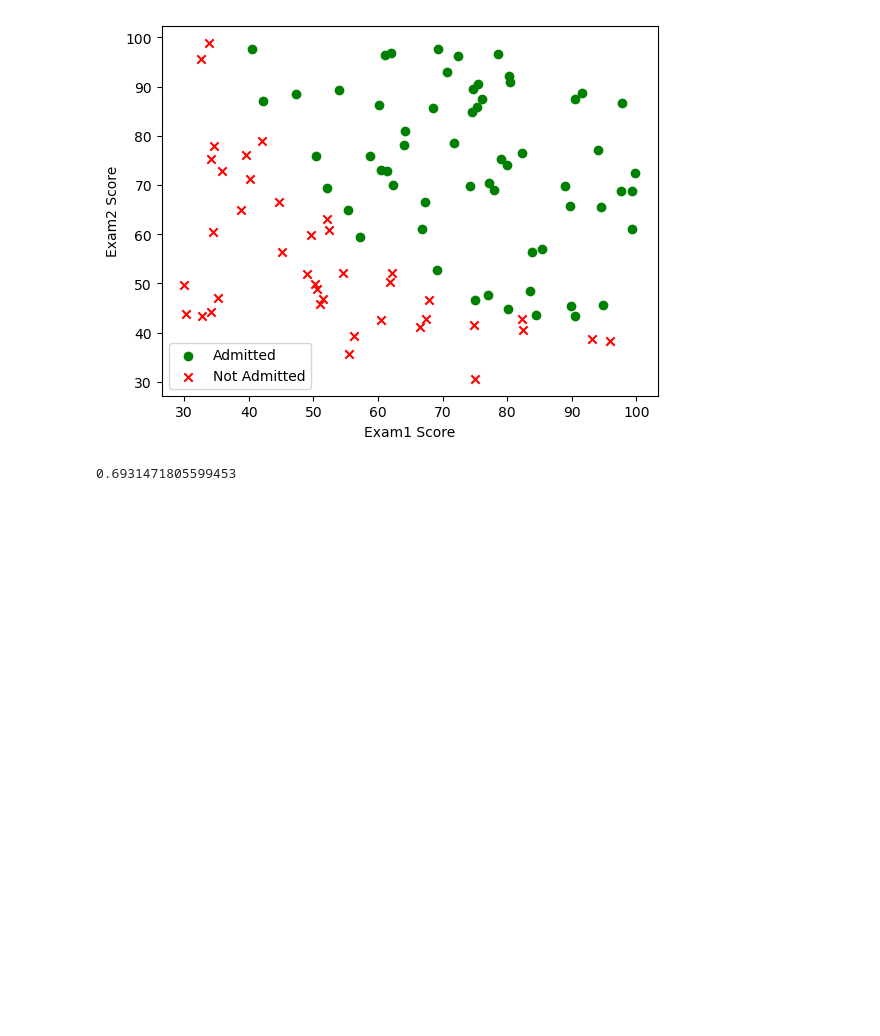
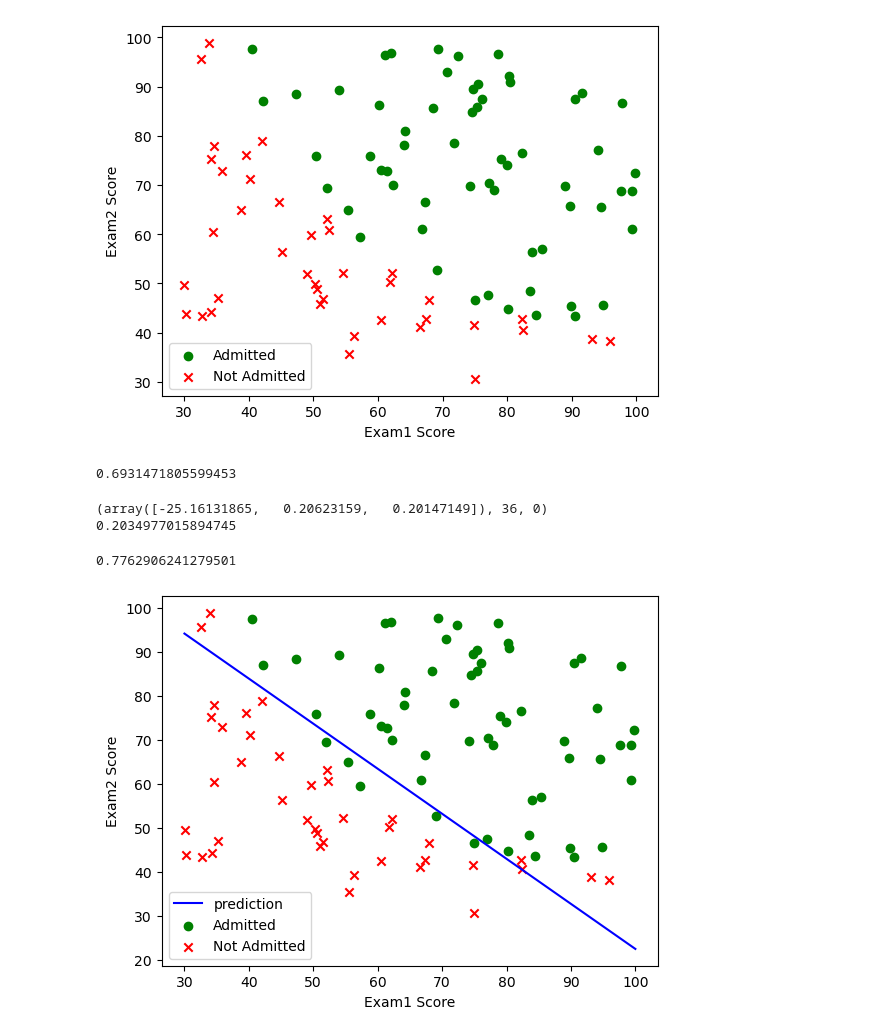
Before and after one commit to Leezed525/Andrew-Ng-machine-learning-homework, a Jupyter notebook: Andrew-NG-Meachine-Learning-master/machine-learning-ex2/ex2/ex2.ipynb, the cells around one changed output. Saved outputs shown, nothing was run; the diff lists cells and outputs as text; code cells hidden in the pictures; blank space fills up the shorter version.

```diff
--- a/Andrew-NG-Meachine-Learning-master/machine-learning-ex2/ex2/ex2.ipynb
+++ b/Andrew-NG-Meachine-Learning-master/machine-learning-ex2/ex2/ex2.ipynb
@@ -37,7 +37,7 @@ theta = np.zeros((x.shape[1], 1))
 # %%
 # 定义预测函数
 def h_fun(x_param, theta_param):
-    return sigmoid(x_param * theta_param)
+    return sigmoid(x_param @ theta_param)
 
 
 # 定义sigmoid函数
@@ -46,12 +46,14 @@ def sigmoid(z_param):
 
 
 # 定义损失函数
-def j_fun(x_param, y_param, theta_param):
+def j_fun(theta_param, x_param, y_param):
     tmp = h_fun(x_param, theta_param)
     # print(-np.sum(np.multiply(y_param, np.log(tmp)) + np.multiply(1 - y_param, np.log(1 - tmp))) / len(x_param))
-    return -np.sum(np.multiply(y_param, np.log(tmp)) + np.multiply(1 - y_param, np.log(1 - tmp))) / len(x_param)
+    return -(np.sum(np.multiply(y_param, np.log(tmp)) + np.multiply(1 - y_param, np.log(1 - tmp)))) / len(x_param)
 
 
-print(j_fun(x, y, theta))
+# 查看默认theta的损失函数值
+last_cost = j_fun(theta, x, y)
+print(last_cost)
 # %% [output]
 0.6931471805599453
@@ -57,0 +75,54 @@ print(j_fun(x, y, theta))
+# %%
+# 使用 fminunc 函数来代替自己实现梯度下降
+# 由于我们使用的是Python,所以我们使用scipy.optimize库来实现
+import scipy.optimize as opt
+
+#重新赋值theta方便调试
+theta = np.zeros((x.shape[1], 1))
+
+
+def cost(theta_param, x_param, y_param):
+    #这里为什么要reshape一下呢？因为cost函数在被fmin_tnc调用的时候，传进来的theta_param会变成一个一维数组，然后就会报错tnc: gradient must have shape (len(x0),)
+    theta_param = np.reshape(theta_param, (x.shape[1], 1))
+    tmp = h_fun(x_param, theta_param)
+    return -(np.sum(np.multiply(y_param, np.log(tmp)) + np.multiply(1 - y_param, np.log(1 - tmp)))) / len(x_param)
+
+
+def gradient(theta_param, x_param, y_param):
+    # 这里reshape的原因同上
+    theta_param = np.reshape(theta_param, (x.shape[1], 1))
+    return (x_param.T @ (h_fun(x_param, theta_param) - y_param)) / len(x_param)
+
+
+result = opt.fmin_tnc(func=cost, x0=theta, fprime=gradient, args=(x, y))
+
+print(result)
+print(cost(result[0], x, y))
+# %% [output]
+(array([-25.16131865,   0.20623159,   0.20147149]), 36, 0)
+0.2034977015894745
+# %%
+# 保存学习参数
+theta = result[0]
+# 生成待预测成绩
+evaluation_x = np.array([1, 45, 85])
+# 查看当前模型该成绩的通过率
+print(h_fun(evaluation_x, theta))
+# %% [output]
+0.7762906241279501
+# %%
+# 画出决策边界
+# 为什么决策边界这样子计算呢，因为决策边界就是J(x,theta) = 0 的时候，移项就成了plt_y,具体的解析可以看下面的 '思路'
+plt_x = np.linspace(30, 100, 100)
+plt_y = (theta[0] + theta[1] * plt_x) / -(theta[2])
+plt.plot(plt_x, plt_y, 'b', label='prediction')
+# 绘图
+plt.scatter(x=positive[exam1_score_label], y=positive[exam2_score_label], marker='o', label='Admitted', color='g')
+plt.scatter(x=negative[exam1_score_label], y=negative[exam2_score_label], marker='x', label="Not Admitted", color='r')
+
+plt.legend()
+plt.xlabel(exam1_score_label)
+plt.ylabel(exam2_score_label)
+plt.show()
+# %% [output]
+[figure, added]
```
Also changed, not shown: parts of 2 cells of this notebook, 1 other file.
